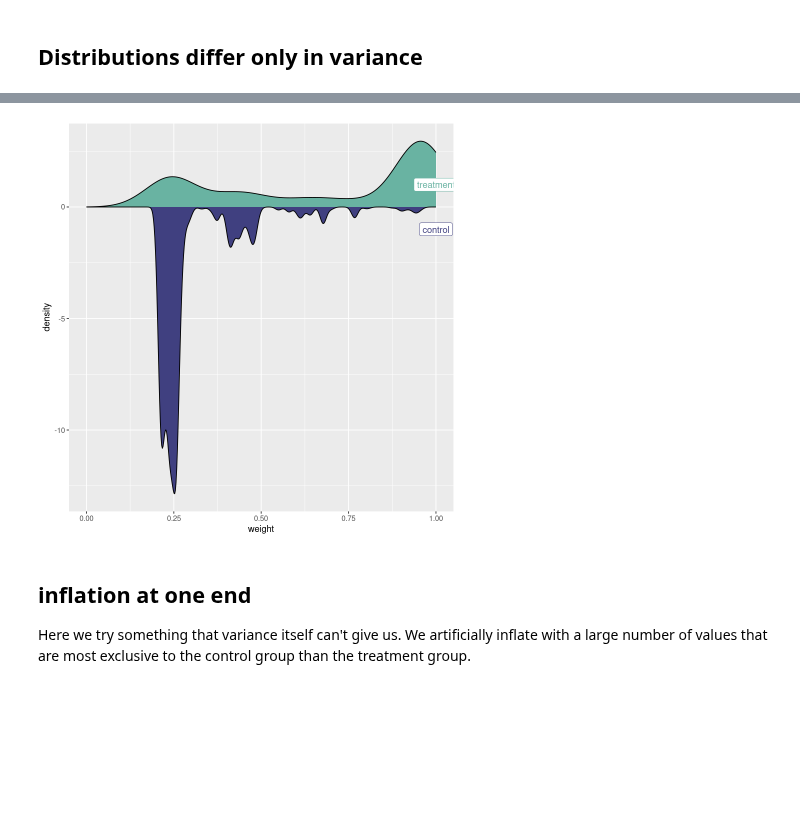
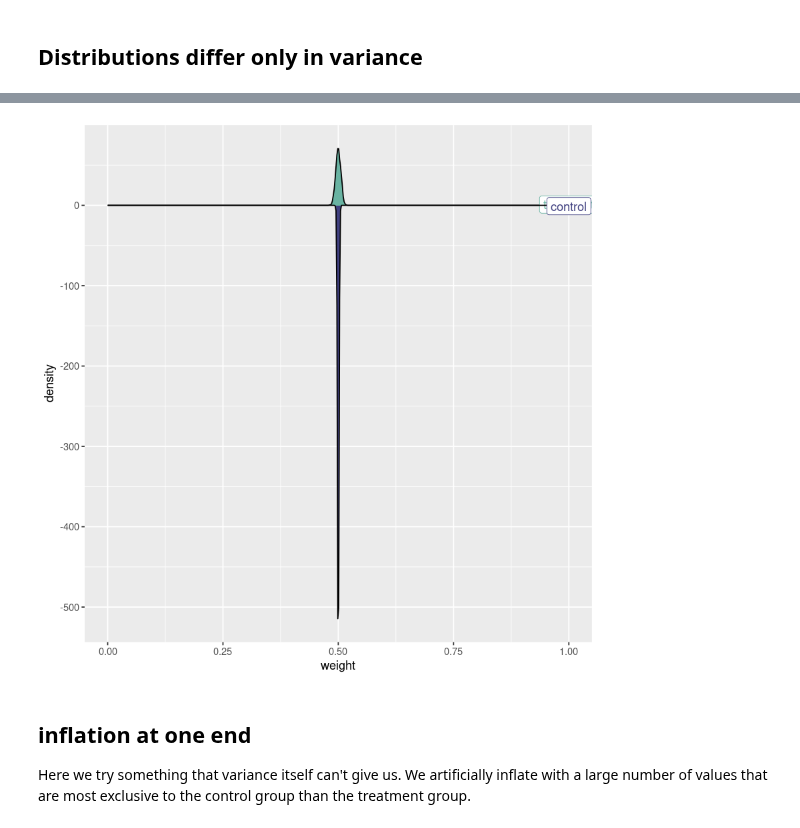
Before and after one commit to lsilvest/notes_and_stuff, a Jupyter notebook: propensity_weighting.ipynb, the cells around one changed output, grey strips where cells are left out. Saved outputs shown, nothing was run; the diff lists cells and outputs as text; code cells hidden in the pictures; blank space fills up the shorter version.

```diff
--- a/propensity_weighting.ipynb
+++ b/propensity_weighting.ipynb
@@ -1039,6 +932,6 @@ mirror_plot(tc_diff_means, model_diff_means)
 # %%
 tc_diff_vars <- data.table(x=c(rnorm(N, 0, 1), rnorm(N, 0, 4)),
                                 treatment=c(rep(FALSE, N), rep(TRUE, N)))
-model_diff_vars <- SumStat(treatment ~ x, data=tc_diff_vars, method="gbm")
+model_diff_vars <- SumStat(treatment ~ x, data=tc_diff_vars)
 mirror_plot(tc_diff_vars, model_diff_vars)
 # %% [output]
@@ -1049,4 +938,4 @@ Warning message in geom_density(data = data[treatment == FALSE], aes(x = weight,
-[figure, old version]
+[figure, new version]
 # %% [markdown]
 ## inflation at one end
 Here we try something that variance itself can't give us. We artificially inflate with a large number of values that are most exclusive to the control group than the treatment group.
```
Also changed, not shown: parts of 35 cells of this notebook.
